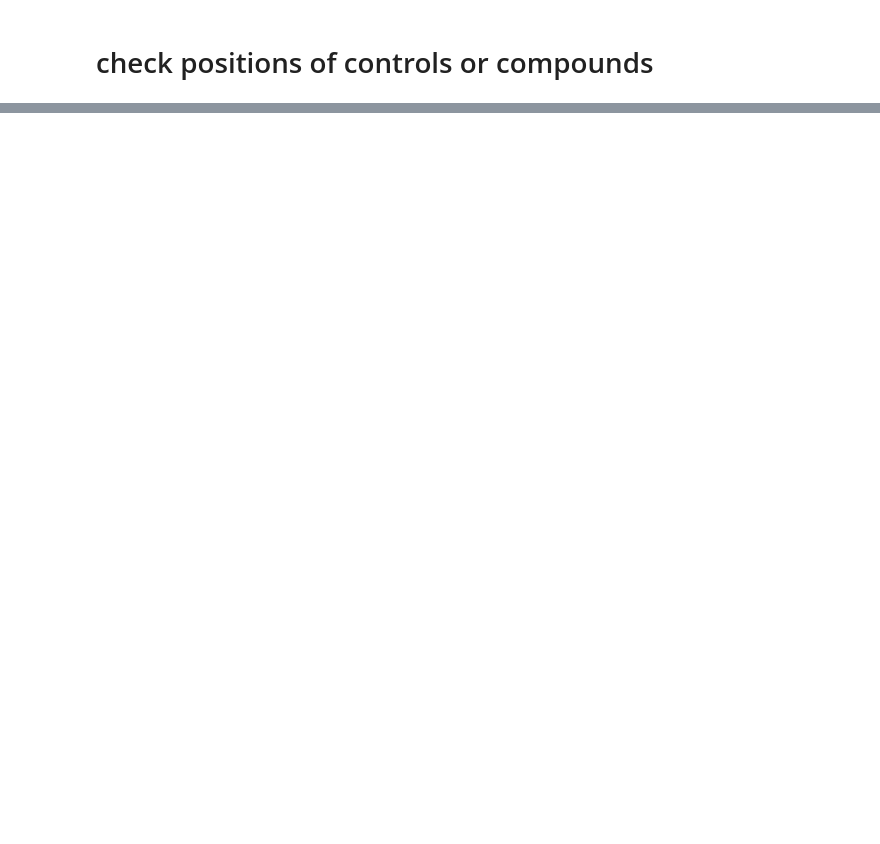
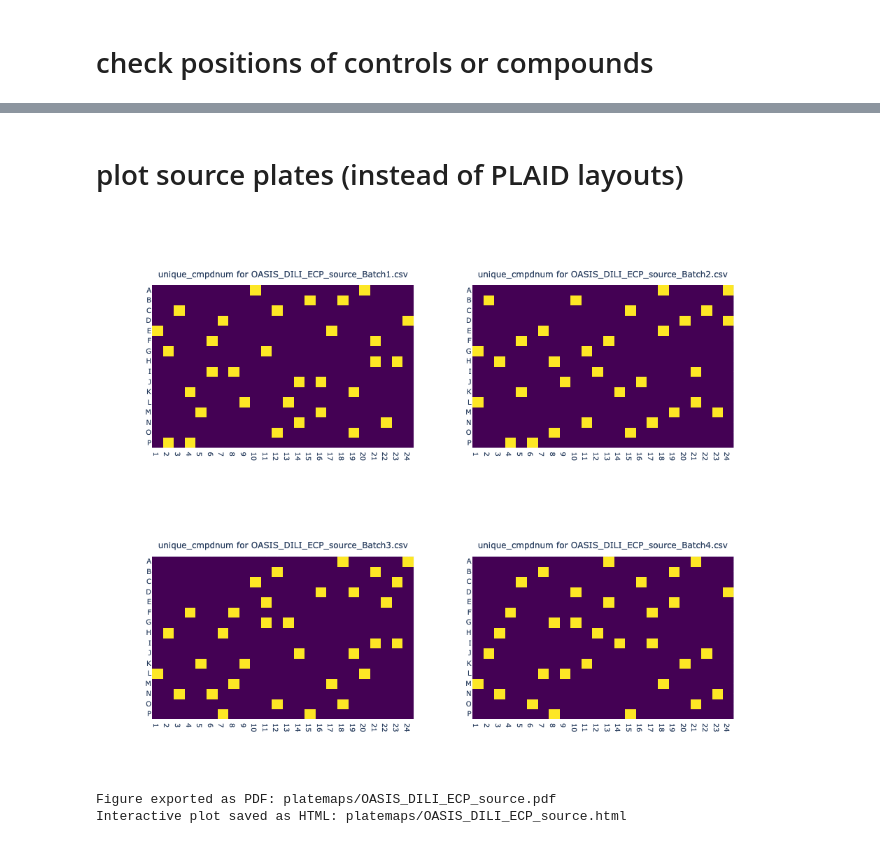
Before and after one commit to jonrie/PLAID_OASIS, a Jupyter notebook: inspect_plaid_layouts.ipynb, the cells around one changed output, grey strips where cells are left out. Drawn from its saved outputs; the diff is of its cells as text; code cells hidden in the pictures; blank space fills up the shorter version.

```diff
--- a/inspect_plaid_layouts.ipynb
+++ b/inspect_plaid_layouts.ipynb
@@ -179,6 +158,7 @@ def plate_heatmap(
     measurement: str = "CONCuM",
     plate_well_columns: Dict[str, str] = None,
     highlight_compounds: List[str] = None,
+    highlight_column: str ="cmpdname",
     output_folder: str = "output",
     output_filename: str = "heatmap_plot.pdf",
     export_as_pdf: bool = True,
@@ -193,7 +173,7 @@ def plate_heatmap(
         df = pl.from_pandas(df)
 
     if highlight_compounds is not None:
-        df = df.filter(pl.col("cmpdname").is_in(highlight_compounds))
+        df = df.filter(pl.col(highlight_column).is_in(highlight_compounds))
 
     wells = (
         df.select(plate_well_columns["wells"])
@@ -356,2 +340,47 @@ plate_heatmap(
 Figure exported as PDF: platemaps/OASIS_JUMP-Target2_ECP_PLAID.pdf
 Interactive plot saved as HTML: platemaps/OASIS_JUMP-Target2_ECP_PLAID.html
+# %% [markdown]
+# plot source plates (instead of PLAID layouts)
+# %%
+import polars as pl
+
+base_path = "OASIS_DILI_ECP/output/"
+
+file_names = [
+    "OASIS_DILI_ECP_source_Batch1.csv",
+    "OASIS_DILI_ECP_source_Batch2.csv",
+    "OASIS_DILI_ECP_source_Batch3.csv",
+    "OASIS_DILI_ECP_source_Batch4.csv",
+]
+
+full_paths = [base_path + file_name for file_name in file_names]
+dfs = [pl.read_csv(file_path).with_columns(pl.lit(file_name).alias("Source_File")) for file_path, file_name in zip(full_paths, file_names)]
+
+DILI_combined_df = pl.concat(dfs)
+
+
+
+unique_cmpd_mapping = (DILI_combined_df.select("Compound").unique().with_row_index(name="unique_cmpdnum"))
+DILI_combined_df = DILI_combined_df.join(unique_cmpd_mapping, on="Compound")
+
+plate_heatmap(
+    df=DILI_combined_df,
+    #plate_names=["plate_1", "plate_2", "plate_3", "plate_4"],
+    highlight_compounds=["DMSO"],
+    subplot_num_columns=2,
+    plot_size=400,
+    measurement="unique_cmpdnum",
+    highlight_column="Compound",
+    plate_well_columns={
+        "plates": "Source_File",
+        "wells": "Dest Well",
+    },
+    output_folder="platemaps",
+    output_filename="OASIS_DILI_ECP_source.pdf",
+    export_as_pdf=True,
+    export_as_html=True
+)
+# %% [output]
+[figure, added]
+Figure exported as PDF: platemaps/OASIS_DILI_ECP_source.pdf
+Interactive plot saved as HTML: platemaps/OASIS_DILI_ECP_source.html
```
Also changed, not shown: parts of 9 cells of this notebook, 8 other files.
